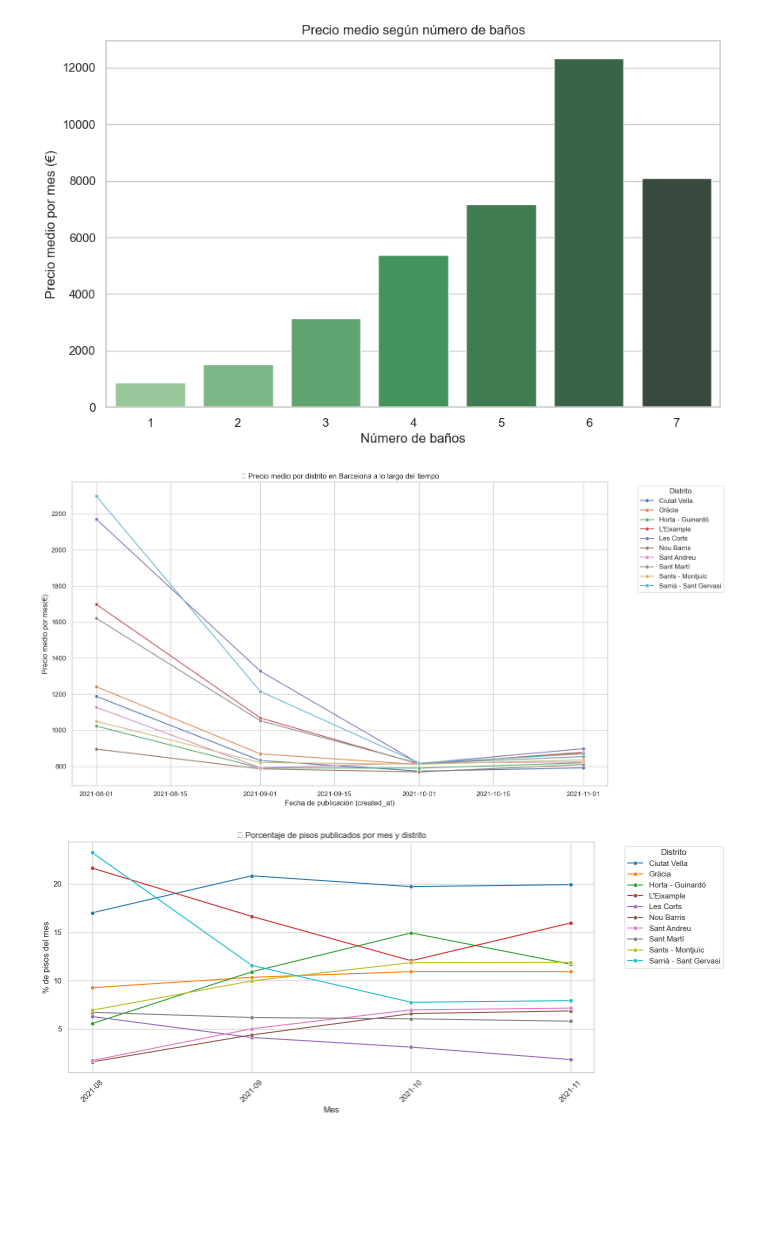
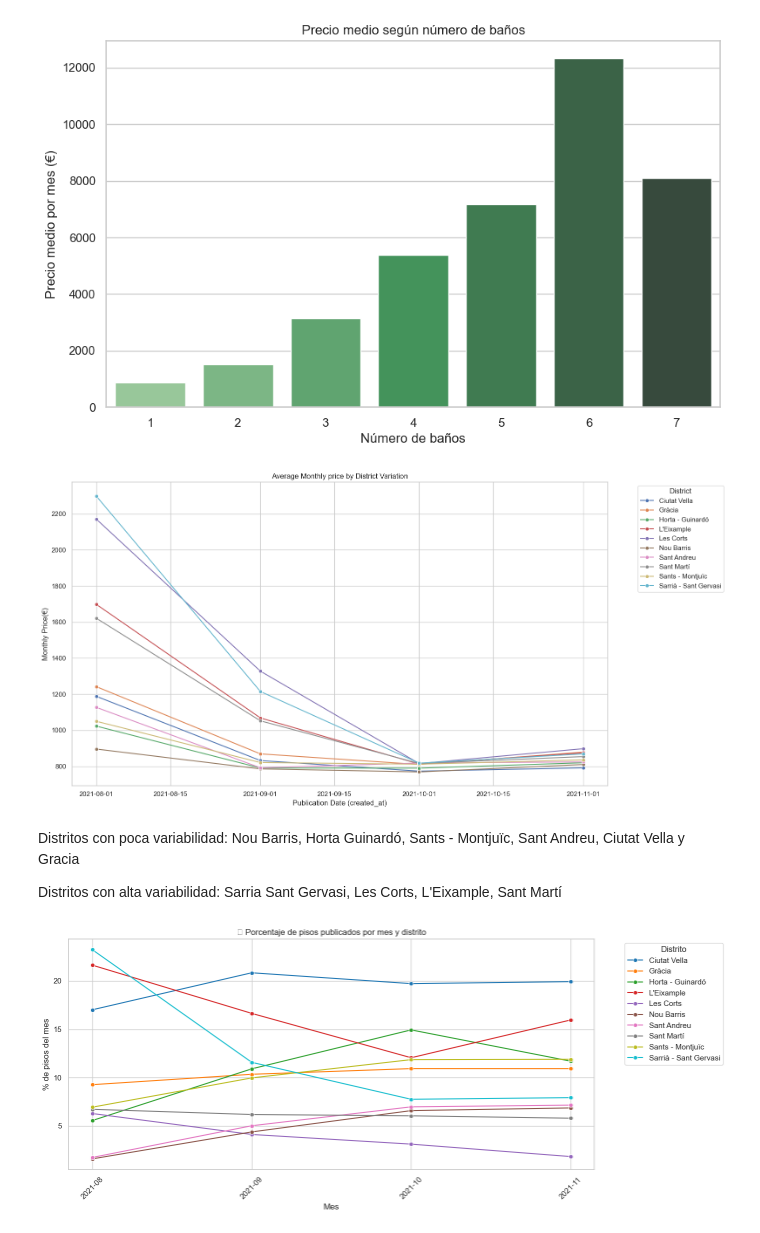
Before and after one commit to arboldeku/rentingciutatvella, a Jupyter notebook: Code/edarentingbcn.ipynb, the cells around one changed output. Drawn from its saved outputs; the diff is of its cells as text; code cells hidden in the pictures; blank space fills up the shorter version.

```diff
--- a/Code/edarentingbcn.ipynb
+++ b/Code/edarentingbcn.ipynb
@@ -528,32 +533,36 @@ Passing `palette` without assigning `hue` is deprecated and will be removed in v
 # %%
 # Asegurar que created_at es datetime
 df_barcelona['created_at'] = pd.to_datetime(df_barcelona['created_at'])
 
 # Agrupación por mes y distrito
 precio_tiempo = (
     df_barcelona
     .groupby([df_barcelona['created_at'].dt.to_period('M'), 'district'])['price']
     .mean()
     .reset_index()
 )
 
 # Convertir Period a Timestamp para graficar
 precio_tiempo['created_at'] = precio_tiempo['created_at'].dt.to_timestamp()
 
 # Plot
 plt.figure(figsize=(16, 8))
 sns.lineplot(data=precio_tiempo, x='created_at', y='price', hue='district', marker='o')
 
 # Estética
-plt.title('📊 Precio medio por distrito en Barcelona a lo largo del tiempo')
-plt.xlabel('Fecha de publicación (created_at)')
-plt.ylabel('Precio medio por mes(€)')
-plt.legend(title='Distrito', bbox_to_anchor=(1.05, 1), loc='upper left')
+plt.title('Average Monthly price by District Variation')
+plt.xlabel('Publication Date (created_at)')
+plt.ylabel('Monthly Price(€)')
+plt.legend(title='District', bbox_to_anchor=(1.05, 1), loc='upper left')
 plt.grid(True)
 plt.tight_layout()
 plt.show()
 # %% [output]
-[figure, old version]
+[figure, new version]
+# %% [markdown]
+Distritos con poca variabilidad: Nou Barris, Horta Guinardó, Sants - Montjuïc, Sant Andreu, Ciutat Vella y Gracia
+
+Distritos con alta variabilidad: Sarria Sant Gervasi, Les Corts, L'Eixample, Sant Martí
 # %%
 # Aseguramos que created_at es tipo datetime
 df_barcelona['created_at'] = pd.to_datetime(df_barcelona['created_at'])
```
Also changed, not shown: parts of 7 cells of this notebook, 6 other files.
